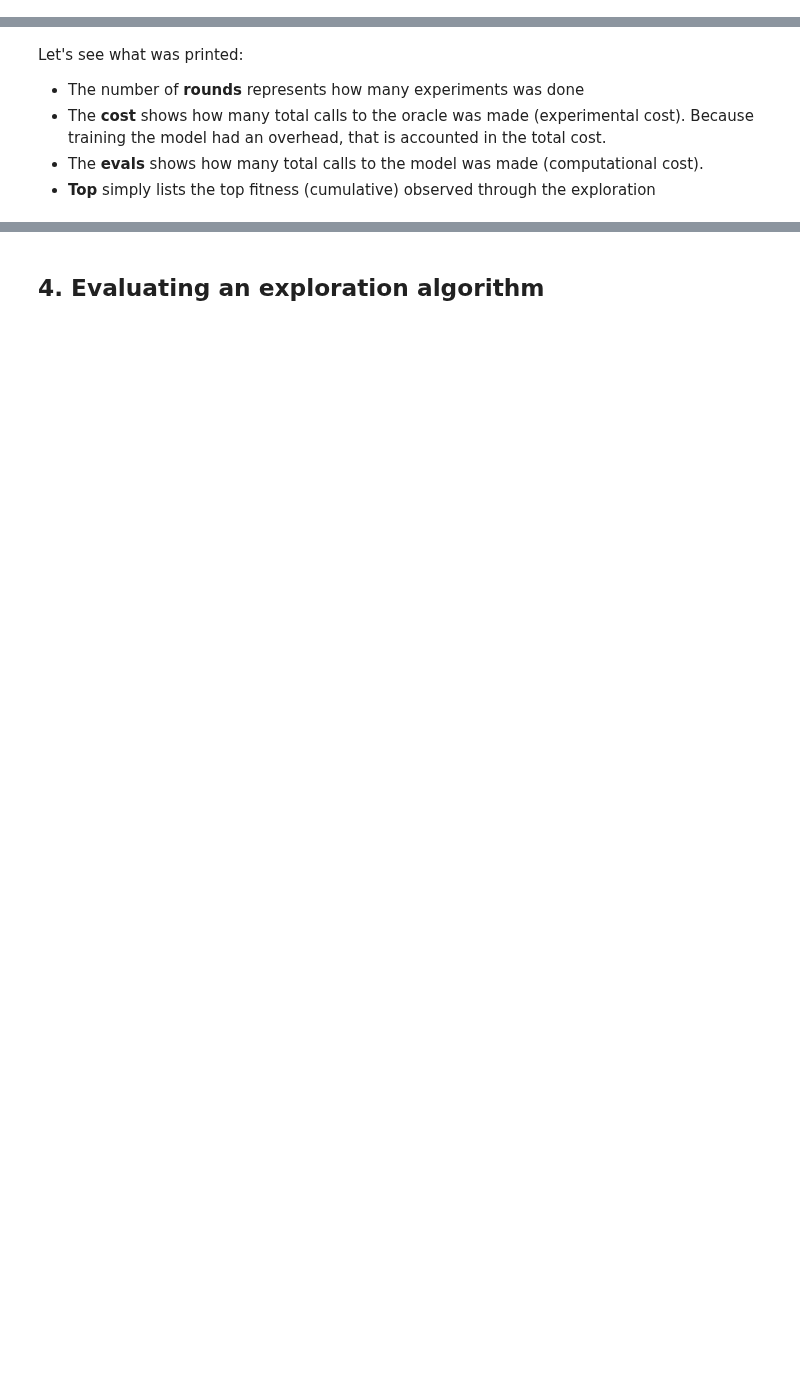
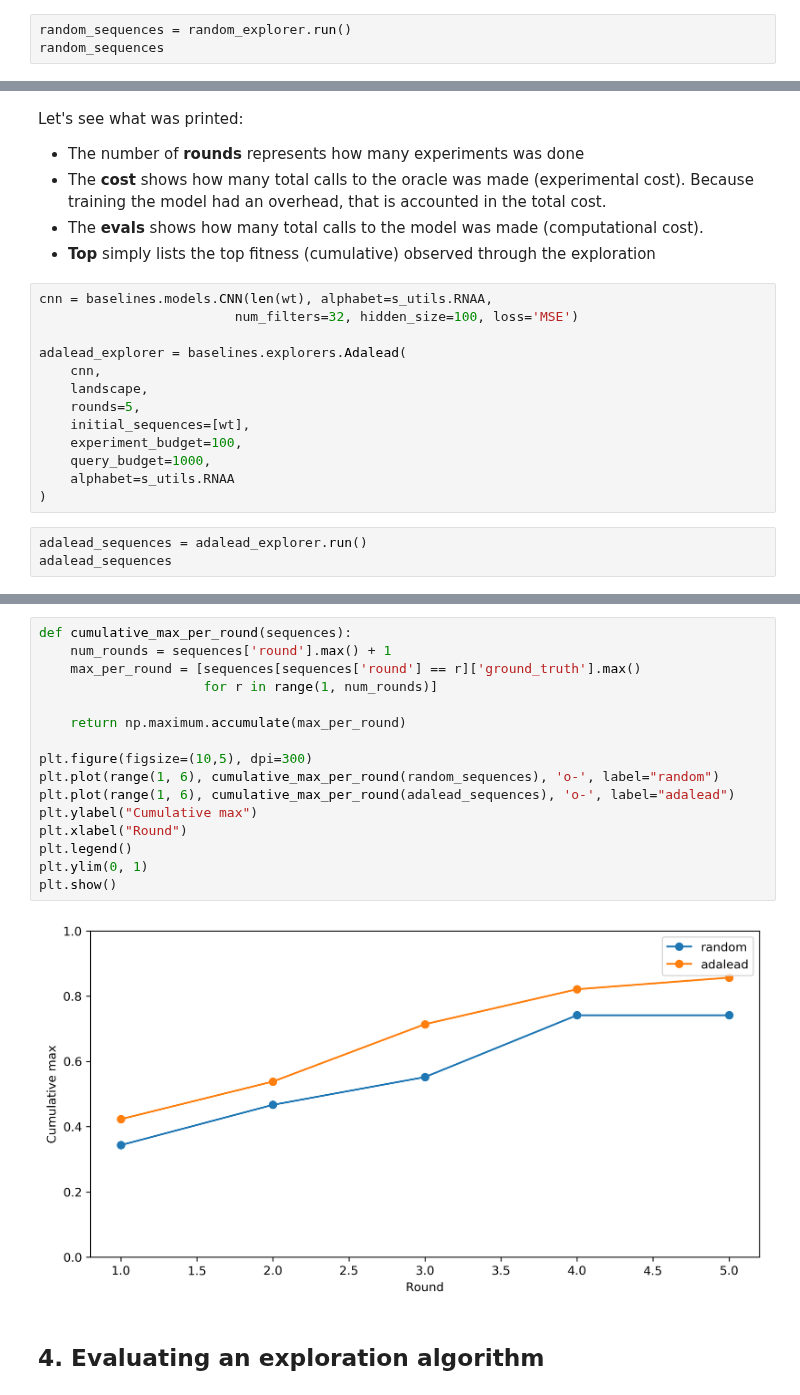
Before and after one commit to samsinai/FLEXS, a Jupyter notebook: examples/Tutorial.ipynb, the cells around one changed output, grey strips where cells are left out. Saved outputs shown, nothing was run; the diff lists cells and outputs as text; blank space fills up the shorter version.

```diff
--- a/examples/Tutorial.ipynb
+++ b/examples/Tutorial.ipynb
@@ -269,0 +285,3 @@ explorer1.run(num_of_rounds, verbose=True)
+# %%
+random_sequences = random_explorer.run()
+random_sequences
@@ -273,3 +310,19 @@ Let's see what was printed:
 - The **cost** shows how many total calls to the oracle was made (experimental cost). Because training the model had an overhead, that is accounted in the total cost.
 - The **evals** shows how many total calls to the model was made (computational cost).
 - **Top** simply lists the top fitness (cumulative) observed through the exploration
+# %%
+cnn = baselines.models.CNN(len(wt), alphabet=s_utils.RNAA,
+                         num_filters=32, hidden_size=100, loss='MSE')
+
+adalead_explorer = baselines.explorers.Adalead(
+    cnn,
+    landscape,
+    rounds=5,
+    initial_sequences=[wt],
+    experiment_budget=100,
+    query_budget=1000,
+    alphabet=s_utils.RNAA
+)
+# %%
+adalead_sequences = adalead_explorer.run()
+adalead_sequences
@@ -276,2 +348,20 @@ Let's see what was printed:
+# %%
+def cumulative_max_per_round(sequences):
+    num_rounds = sequences['round'].max() + 1
+    max_per_round = [sequences[sequences['round'] == r]['ground_truth'].max()
+                     for r in range(1, num_rounds)]
+
+    return np.maximum.accumulate(max_per_round)
+
+plt.figure(figsize=(10,5), dpi=300)
+plt.plot(range(1, 6), cumulative_max_per_round(random_sequences), 'o-', label="random")
+plt.plot(range(1, 6), cumulative_max_per_round(adalead_sequences), 'o-', label="adalead")
+plt.ylabel("Cumulative max")
+plt.xlabel("Round")
+plt.legend()
+plt.ylim(0, 1)
+plt.show()
+# %% [output]
+[figure, added]
 # %% [markdown]
 ## 4. Evaluating an exploration algorithm <a class="anchor" id="section-four"></a>
```
Also changed, not shown: parts of 34 cells of this notebook, 13 other files.
